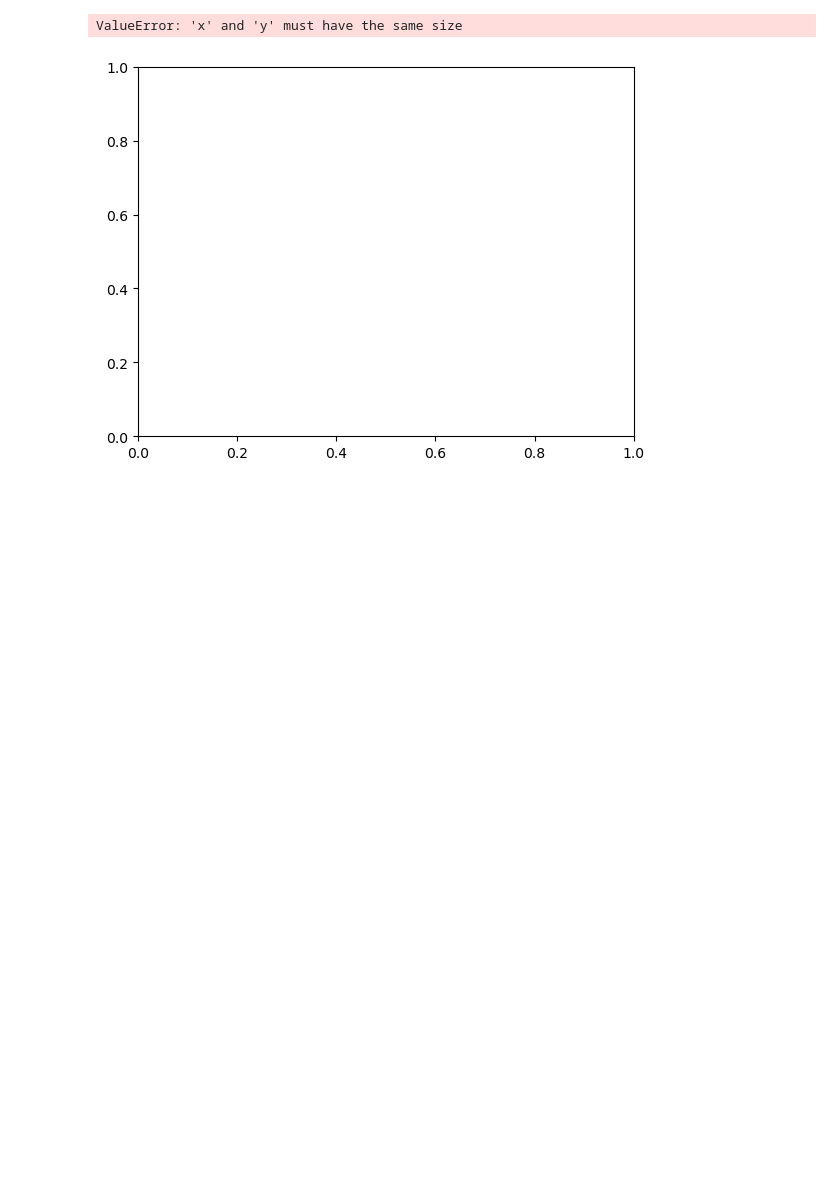
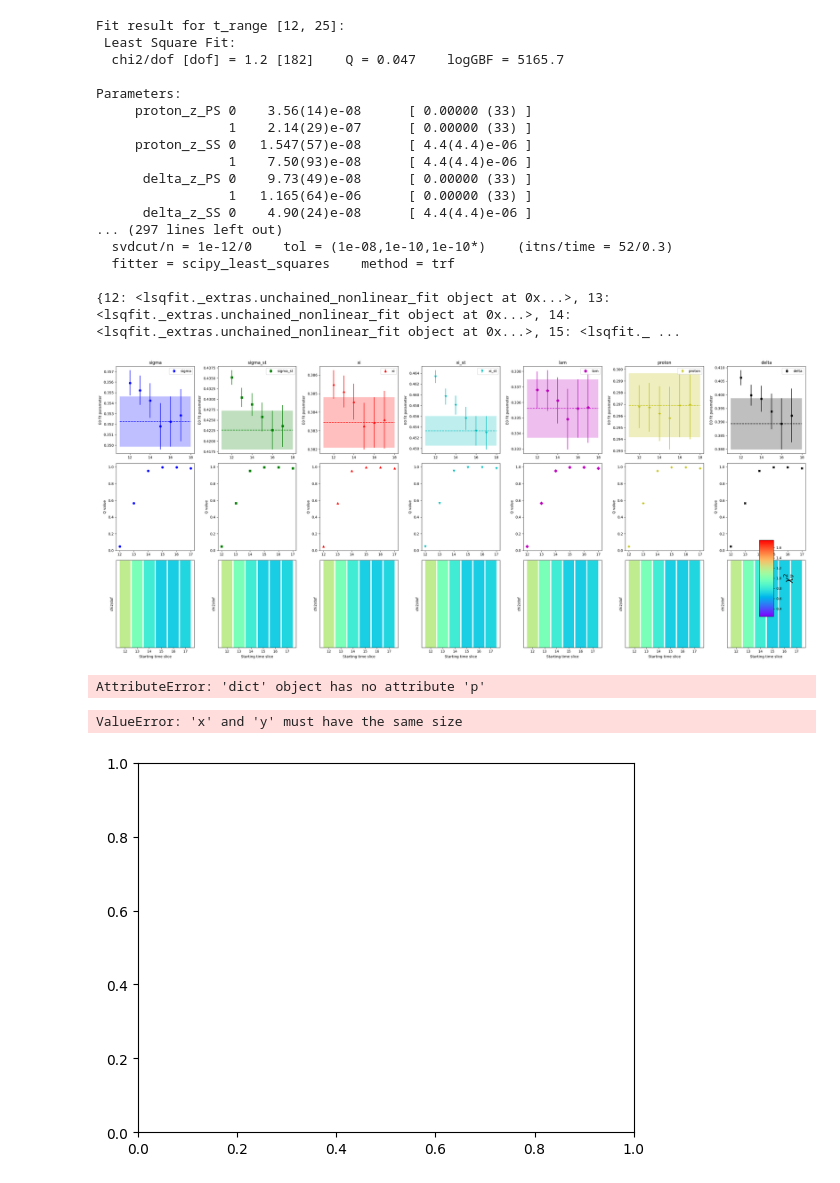
Before and after one commit to gdbrad/corr_fitter, a Jupyter notebook: notebooks/hyperon_fits.ipynb, the cells around one changed output. Saved outputs shown, nothing was run; the diff lists cells and outputs as text; code cells hidden in the pictures; blank space fills up the shorter version.

Commit message:
add stability plotting

```diff
--- a/notebooks/hyperon_fits.ipynb
+++ b/notebooks/hyperon_fits.ipynb
@@ -39,13 +43,19 @@ warnings.filterwarnings('ignore')
 # %%
 # Define paths and other variables
-base_dir = "/home/gmoney/lqcd/corr_fitter"
+if platform.system() == 'Darwin':
+    base_dir = '/Users/grantdb/lqcd/corr_fitter'
+else:
+    base_dir = '/home/gmoney/lqcd/corr_fitter'
 input_dir = os.path.join(base_dir, "tests/input_files")
 data_dir = os.path.join(base_dir, "data")
 fit_results_dir = os.path.join(base_dir, "fit_results")
-data_file = '/home/gmoney/lqcd/data/c51_2pt_octet_decuplet.h5'
-hyperon_data_file = os.path.join(data_dir,"hyperon_data.h5")
+if platform.system() == 'Darwin':
+    data_file = '/Users/grantdb/lqcd/data/c51_2pt_octet_decuplet.h5'
+else:
+    data_file = '/home/gmoney/lqcd/data/c51_2pt_octet_decuplet.h5'
+# hyperon_data_file = os.path.join(data_dir,"hyperon_data.h5")
 bs_data_file = os.path.join(data_dir, "hyperon_bs_data.h5")
-model_type = "all"
+model_type = 'hyperons'
 t_plot_min = 0
 t_plot_max = 40
 bs_N = 100
@@ -143,3 +63,36 @@ Using existing fit for index: ((12, 30, 2), (12, 30, 2), (12, 30, 2), (8, 28, 2)
+# %%
+importlib.reload(fa)
+abbr = 'a06m220L'
+fit_params = os.path.join(input_dir, f"{abbr}.py")
+sys.path.append(os.path.dirname(os.path.abspath(fit_params)))
+fp = importlib.import_module(fit_params.split('/')[-1].split('.py')[0])
+p_dict = fp.p_dict
+hyperon_fit = fa.analyze_hyperon_corrs(data_file, fit_params, model_type=model_type,
+                                               bs=False, bs_file=bs_data_file,
+                                               bs_path=abbr, bs_N=bs_N, bs_seed=bs_seed)
+print(hyperon_fit)
+plot_fit_parameters(hyperon_fit, p_dict,abbr)
+ld.generate_latex_line(hyperon_fit)
+# %% [output]
+Fit result for t_range [12, 25]:
+ Least Square Fit:
+  chi2/dof [dof] = 1.2 [182]    Q = 0.047    logGBF = 5165.7
+
+Parameters:
+     proton_z_PS 0    3.56(14)e-08      [ 0.00000 (33) ]
+                 1    2.14(29)e-07      [ 0.00000 (33) ]
+     proton_z_SS 0   1.547(57)e-08      [ 4.4(4.4)e-06 ]
+                 1    7.50(93)e-08      [ 4.4(4.4)e-06 ]
+      delta_z_PS 0    9.73(49)e-08      [ 0.00000 (33) ]
+                 1   1.165(64)e-06      [ 0.00000 (33) ]
+      delta_z_SS 0    4.90(24)e-08      [ 4.4(4.4)e-06 ]
+... (297 lines left out)
+  svdcut/n = 1e-12/0    tol = (1e-08,1e-10,1e-10*)    (itns/time = 52/0.3)
+  fitter = scipy_least_squares    method = trf
+
+{12: <lsqfit._extras.unchained_nonlinear_fit object at 0x...>, 13: <lsqfit._extras.unchained_nonlinear_fit object at 0x...>, 14: <lsqfit._extras.unchained_nonlinear_fit object at 0x...>, 15: <lsqfit._ ...
+[figure, added]
+AttributeError: 'dict' object has no attribute 'p'
 # %%
 import matplotlib.pyplot as plt
 
```
Also changed, not shown: parts of 2 cells of this notebook, 4 other files.
